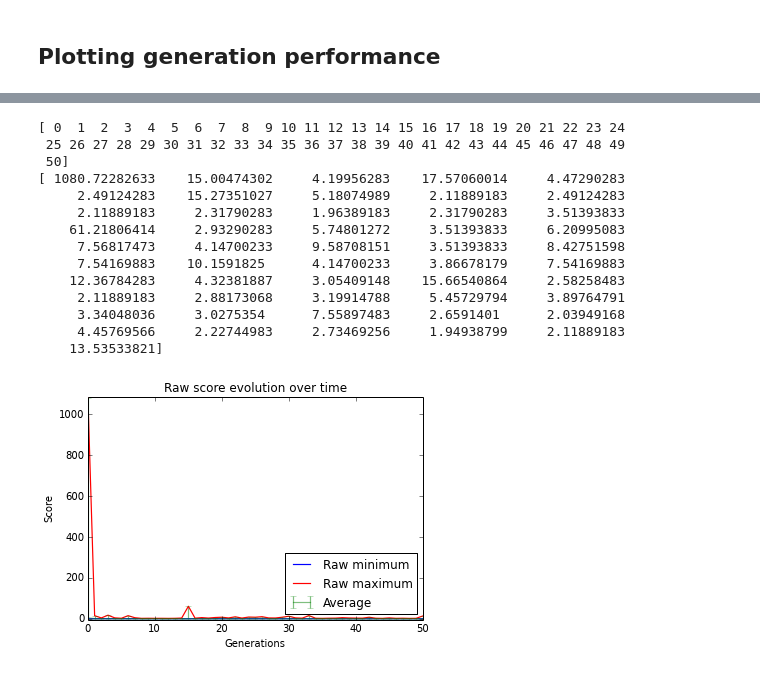
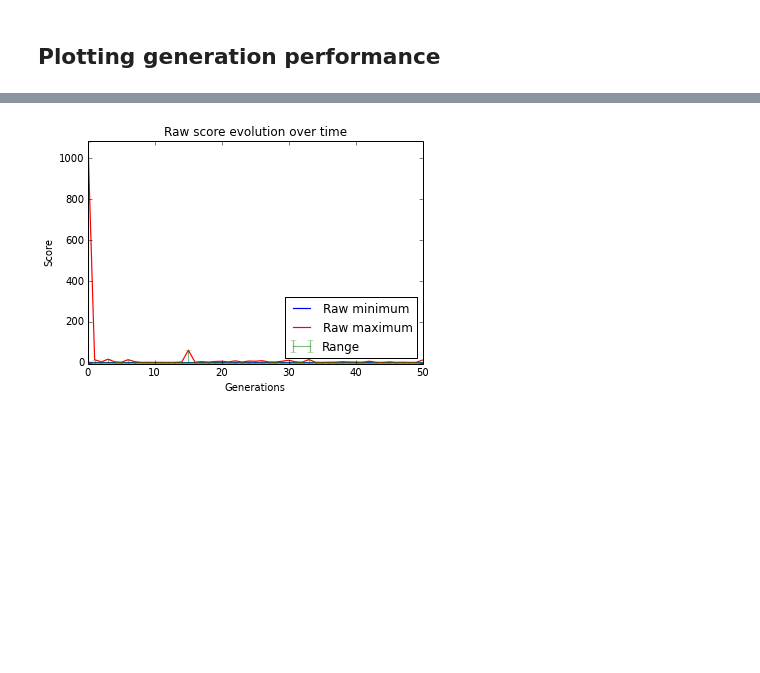
Before and after one commit to szebenyib/thesis, a Jupyter notebook: DEAP GP Tutorial.ipynb, the cells around one changed output, grey strips where cells are left out. Saved outputs shown, nothing was run; the diff lists cells and outputs as text; code cells hidden in the pictures; blank space fills up the shorter version.

```diff
--- a/DEAP GP Tutorial.ipynb
+++ b/DEAP GP Tutorial.ipynb
@@ -128,11 +150,11 @@ def main():
     print("Evolution execution time: %3.3f" % (end-start))
     best_ind = tools.selBest(population, 1)[0]
     print("Best individual is %s, %s" % (best_ind,
-                                         best_ind.fitness.values))
-    return population, logbook, hof
+                                     best_ind.fitness.values))
+    return population, logbook, hof, best_ind
 # %%
 if __name__ == "__main__":
-    population, logbook, hof = main()
+    population, logbook, hof, best_ind = main()
 # %% [output]
                                 fitness                               size
                 --------------------------------------- -------------------------------
@@ -176,47 +180,26 @@ logbook.chapters['fitness'].select("avg")
 # %%
 generations = np.array(logbook.select("gen"))
-#print generations.dtype, generations.shape
-#print logbook.chapters['fitness'].select("min")
-#print len(logbook.chapters['fitness'].select("min"))
-#print np.array(logbook.chapters['fitness'].select("min"))
-#print np.array(logbook.chapters['fitness'].select("min")).dtype
-#print np.array(logbook.chapters['fitness'].select("min")).shape
 fitness_minimums = np.array(logbook.chapters['fitness'].select("min"))
 fitness_maximums = np.array(logbook.chapters['fitness'].select("max"))
 fitness_averages = np.array(logbook.chapters['fitness'].select("avg"))
 fitness_yerr_min = fitness_averages-fitness_minimums
 fitness_yerr_max = fitness_maximums-fitness_averages
-print generations
-print fitness_maximums
-plot(generations, fitness_minimums, color="blue", linewidth=1.2,
+
+plt.plot(generations, fitness_minimums, color="blue", linewidth=1.2,
      label="Raw minimum")
-plot(generations, fitness_maximums, color="red", linewidth=1.2,
+plt.plot(generations, fitness_maximums, color="red", linewidth=1.2,
      label="Raw maximum")
-#fill_between(generations, minimums, maximums, color="green",
+#plt.fill_between(generations, minimums, maximums, color="green",
 #             alpha=0.1)
-errorbar(generations, fitness_averages, [fitness_yerr_min, fitness_yerr_max],
+plt.errorbar(generations, fitness_averages, [fitness_yerr_min, fitness_yerr_max],
          color="green", alpha=0.5, linewidth=1.2,
-         label="Average")
+         label="Range")
 
-xlim(0, len(generations) - 1)
-ylim(min(fitness_minimums)-5, max(fitness_maximums)+5)
-legend(loc='lower right')
+plt.xlim(0, len(generations) - 1)
+plt.ylim(min(fitness_minimums)-5, max(fitness_maximums)+5)
+plt.legend(loc='lower right')
 plt.xlabel('Generations')
 plt.ylabel('Score')
 plt.title('Raw score evolution over time');
 # %% [output]
-[ 0  1  2  3  4  5  6  7  8  9 10 11 12 13 14 15 16 17 18 19 20 21 22 23 24
- 25 26 27 28 29 30 31 32 33 34 35 36 37 38 39 40 41 42 43 44 45 46 47 48 49
- 50]
-[ 1080.72282633    15.00474302     4.19956283    17.57060014     4.47290283
-     2.49124283    15.27351027     5.18074989     2.11889183     2.49124283
-     2.11889183     2.31790283     1.96389183     2.31790283     3.51393833
-    61.21806414     2.93290283     5.74801272     3.51393833     6.20995083
-     7.56817473     4.14700233     9.58708151     3.51393833     8.42751598
-     7.54169883    10.1591825      4.14700233     3.86678179     7.54169883
-    12.36784283     4.32381887     3.05409148    15.66540864     2.58258483
-     2.11889183     2.88173068     3.19914788     5.45729794     3.89764791
-     3.34048036     3.0275354      7.55897483     2.6591401      2.03949168
-     4.45769566     2.22744983     2.73469256     1.94938799     2.11889183
-    13.53533821]
-[figure, old version]
+[figure, new version]
```
Also changed, not shown: parts of 32 cells of this notebook.
